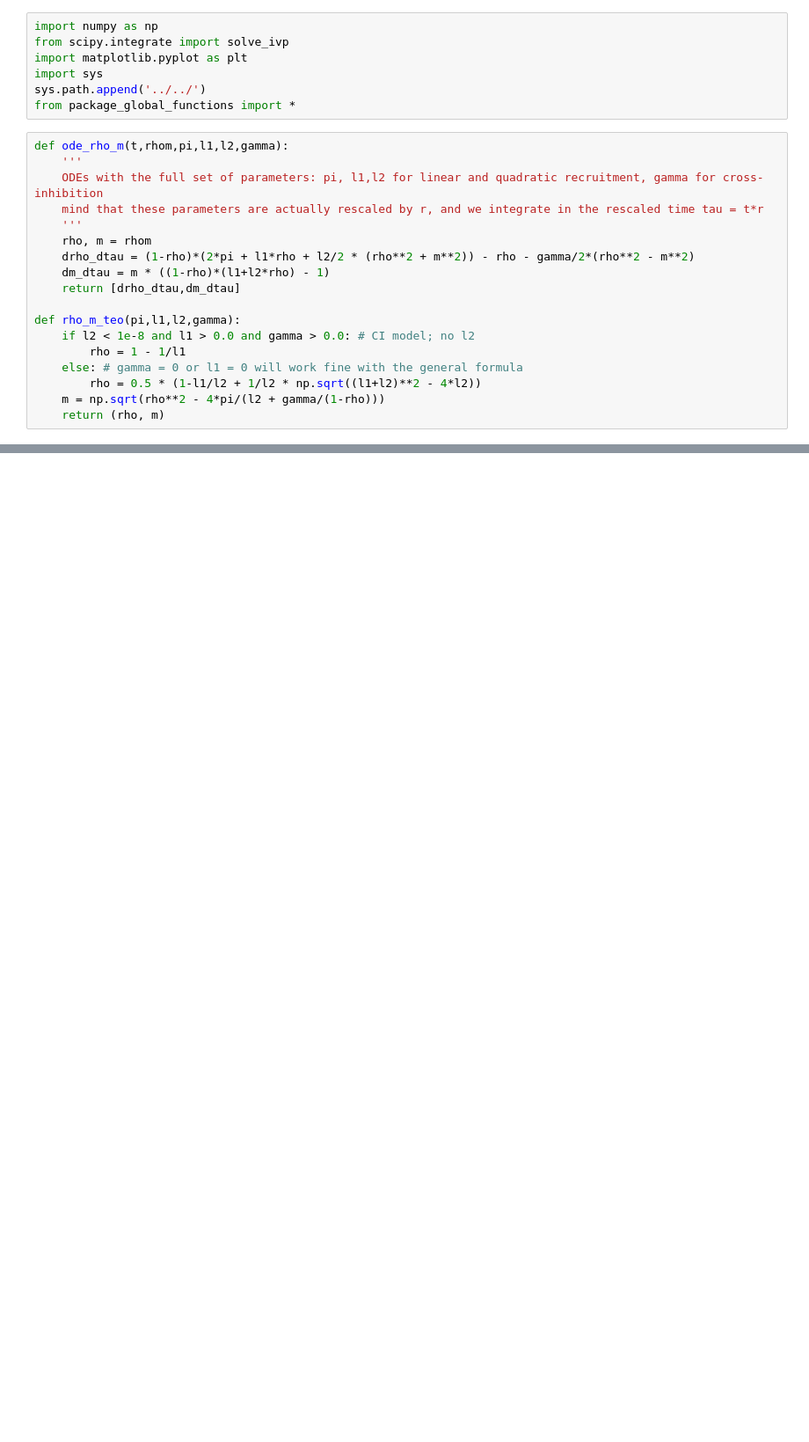
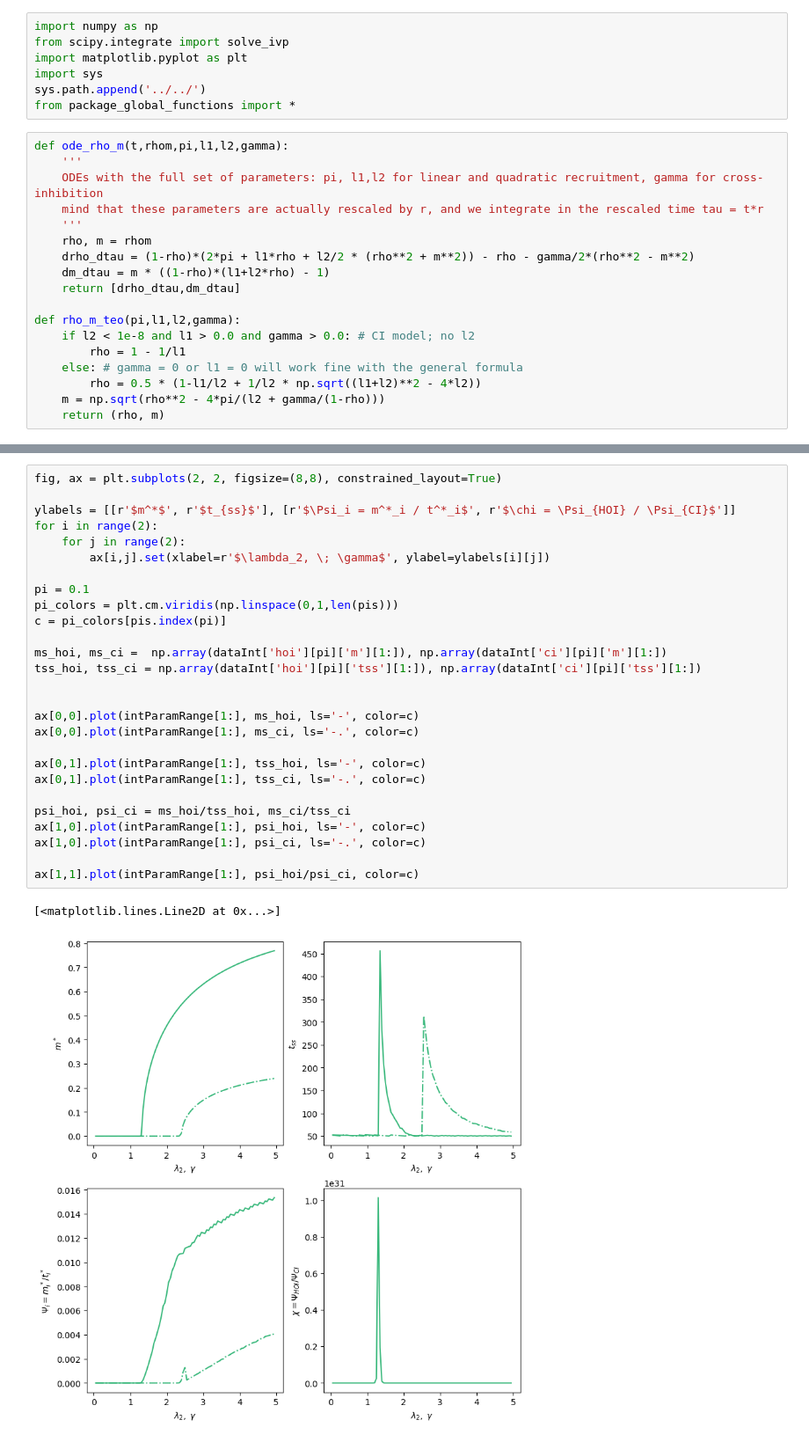
Before and after one commit to dmarchp/TFM_code, a Jupyter notebook: non_lin_models/det_sols_non_lin/ode_int.ipynb, the cells around one changed output, grey strips where cells are left out. Shown at 88% size. Drawn from its saved outputs; the diff is of its cells as text; blank space fills up the shorter version.

```diff
--- a/non_lin_models/det_sols_non_lin/ode_int.ipynb
+++ b/non_lin_models/det_sols_non_lin/ode_int.ipynb
@@ -92,0 +109,30 @@ ax[1].axvline(tss_ci, color='xkcd:gray', ls=':', lw=0.8)
+# %%
+fig, ax = plt.subplots(2, 2, figsize=(8,8), constrained_layout=True)
+
+ylabels = [[r'$m^*$', r'$t_{ss}$'], [r'$\Psi_i = m^*_i / t^*_i$', r'$\chi = \Psi_{HOI} / \Psi_{CI}$']]
+for i in range(2):
+    for j in range(2):
+        ax[i,j].set(xlabel=r'$\lambda_2, \; \gamma$', ylabel=ylabels[i][j])
+
+pi = 0.1
+pi_colors = plt.cm.viridis(np.linspace(0,1,len(pis)))
+c = pi_colors[pis.index(pi)]
+
+ms_hoi, ms_ci =  np.array(dataInt['hoi'][pi]['m'][1:]), np.array(dataInt['ci'][pi]['m'][1:])
+tss_hoi, tss_ci = np.array(dataInt['hoi'][pi]['tss'][1:]), np.array(dataInt['ci'][pi]['tss'][1:])
+
+
+ax[0,0].plot(intParamRange[1:], ms_hoi, ls='-', color=c)
+ax[0,0].plot(intParamRange[1:], ms_ci, ls='-.', color=c)
+
+ax[0,1].plot(intParamRange[1:], tss_hoi, ls='-', color=c)
+ax[0,1].plot(intParamRange[1:], tss_ci, ls='-.', color=c)
+
+psi_hoi, psi_ci = ms_hoi/tss_hoi, ms_ci/tss_ci
+ax[1,0].plot(intParamRange[1:], psi_hoi, ls='-', color=c)
+ax[1,0].plot(intParamRange[1:], psi_ci, ls='-.', color=c)
+
+ax[1,1].plot(intParamRange[1:], psi_hoi/psi_ci, color=c)
+# %% [output]
+[<matplotlib.lines.Line2D at 0x...>]
+[figure, added]
```
Also changed, not shown: parts of 9 cells of this notebook, 4 other files.
